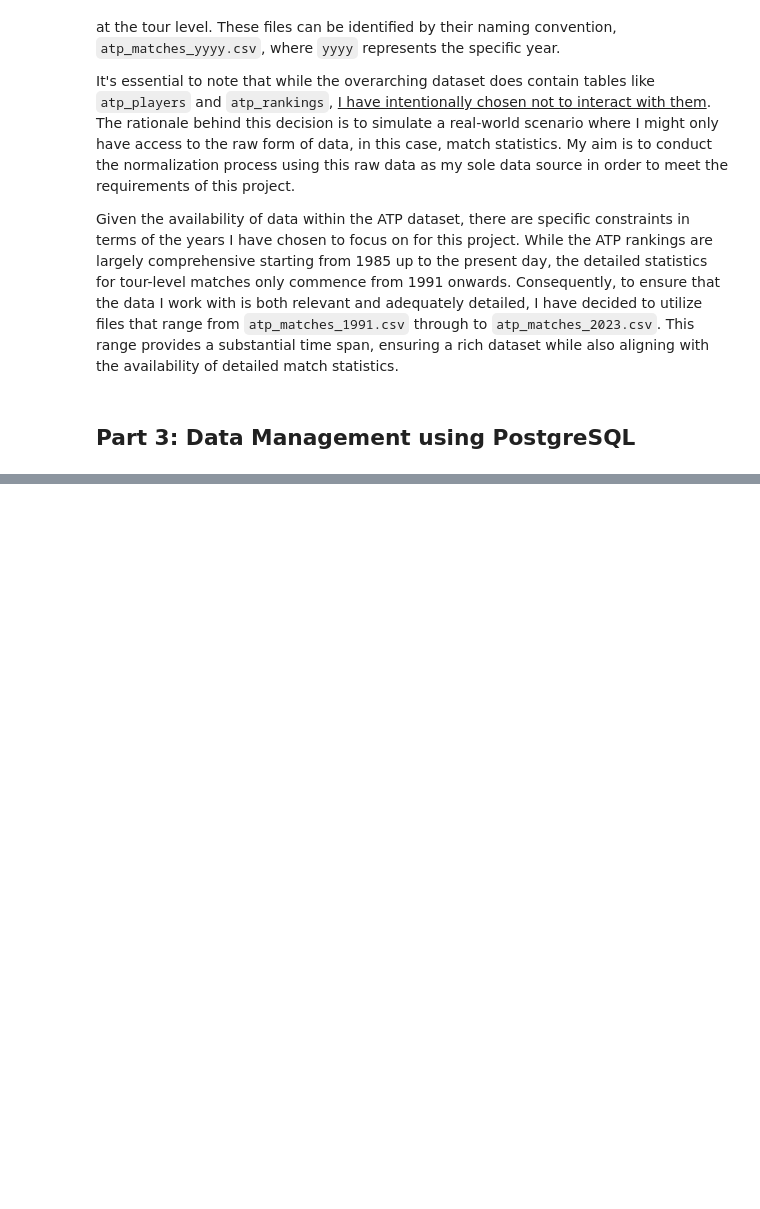
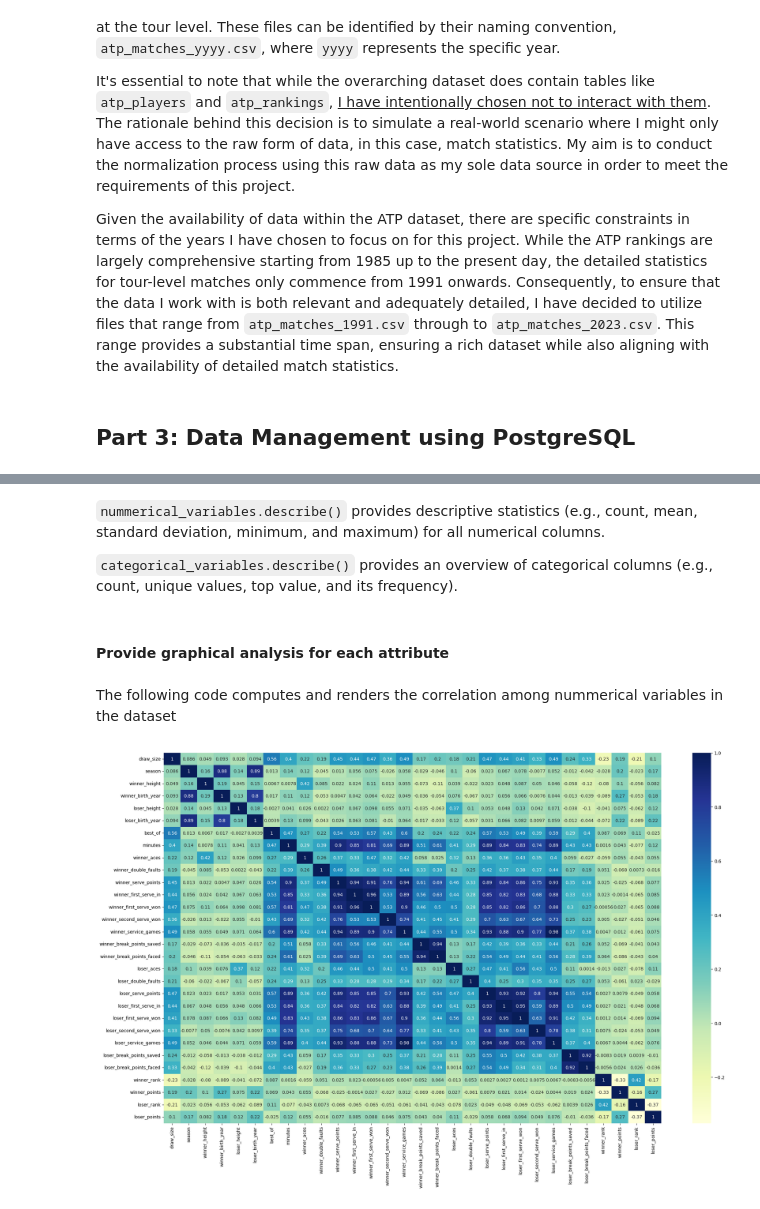
Before and after one commit to dangvohiep/dam_project1, a Jupyter notebook: H_Dang_Project1.ipynb, the cells around one changed output, grey strips where cells are left out. Saved outputs shown, nothing was run; the diff lists cells and outputs as text; code cells hidden in the pictures; blank space fills up the shorter version.

```diff
--- a/H_Dang_Project1.ipynb
+++ b/H_Dang_Project1.ipynb
@@ -111,0 +128,10 @@ display.Image("")
+# %%
+import abc
+import matplotlib.pyplot as plt
+import seaborn as sns
+import pandas as pd
+import sqlalchemy
+
+DB_CONNECTION_STRING = "postgresql+psycopg2://hiepdang:abcdef@127.0.0.1/atp"
+engine = sqlalchemy.create_engine(DB_CONNECTION_STRING)
+DATA_REPO = r'https://raw.githubusercontent.com/dangvohiep/tennis_atp/master/'
@@ -111,0 +643,3 @@ display.Image("")
+# %%
+nummerical_variables = table.select_dtypes(exclude=object)
+nummerical_variables.describe()
@@ -111,0 +666,15 @@ display.Image("")
+# %% [markdown]
+`nummerical_variables.describe()` provides descriptive statistics (e.g., count, mean, standard deviation, minimum, and maximum) for all numerical columns.
+
+`categorical_variables.describe()` provides an overview of categorical columns (e.g., count, unique values, top value, and its frequency).
+# %% [markdown]
+#### Provide graphical analysis for each attribute
+# %% [markdown]
+The following code computes and renders the correlation among nummerical variables in the dataset
+# %%
+plt.figure(figsize=(25, 15))
+correlation_matrix = nummerical_variables.corr()
+sns.heatmap(correlation_matrix, cmap="YlGnBu", annot=True)
+plt.show()
+# %% [output]
+[figure, added]
```
Also changed, not shown: parts of 43 cells of this notebook, 3 other files.
